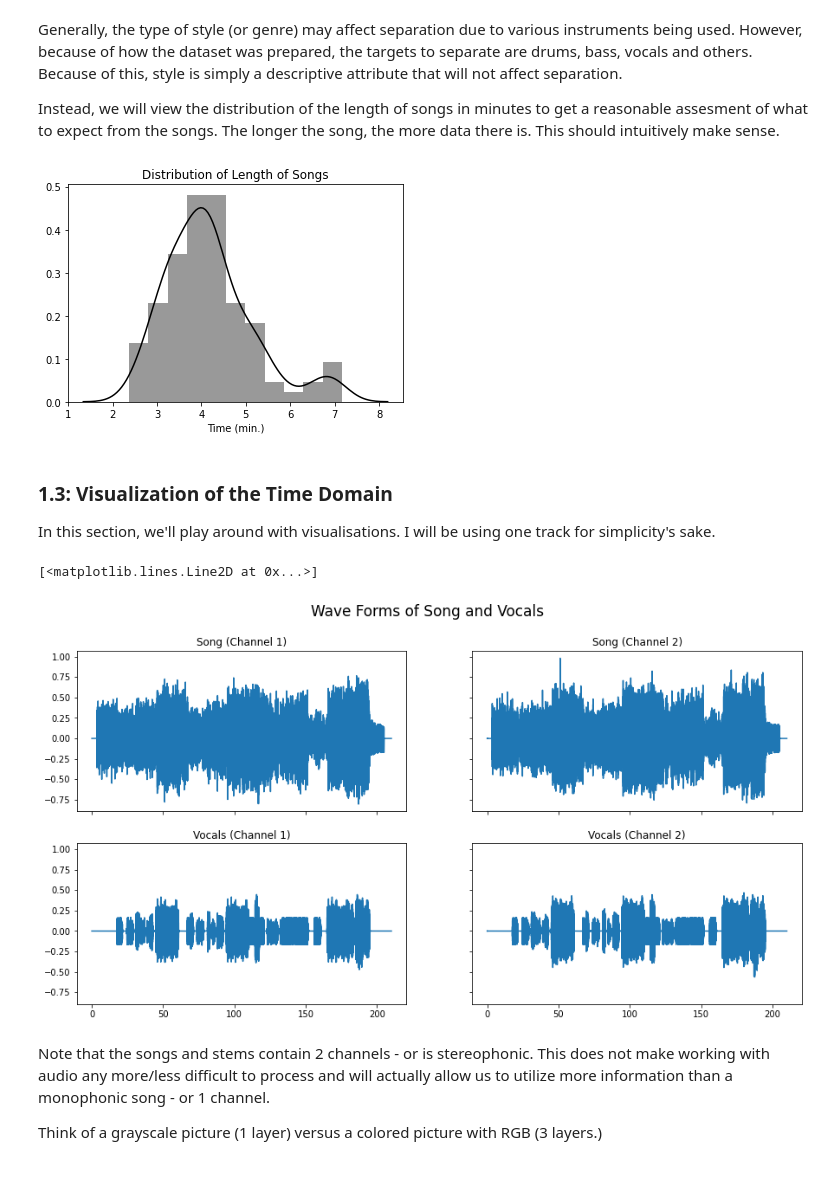
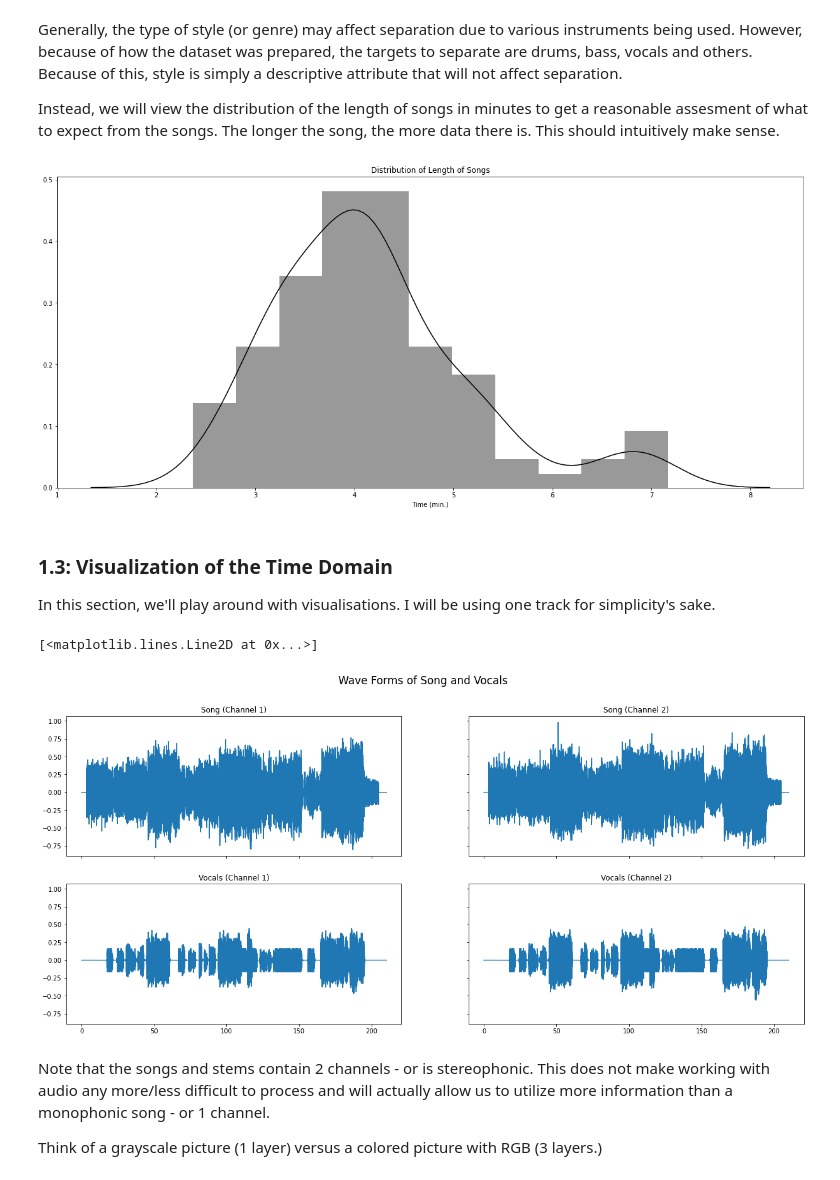
Before and after one commit to theadamsabra/VocalExtractor, a Jupyter notebook: notebooks/Full_Procedure.ipynb, the cells around one changed output. Cells and saved outputs as stored; diff of their text form; code cells hidden in the pictures.

```diff
--- a/notebooks/Full_Procedure.ipynb
+++ b/notebooks/Full_Procedure.ipynb
@@ -70,17 +61,18 @@ Instead, we will view the distribution of the length of songs in minutes to get
 # %%
 length = []
 # Length is in a string format.
 # The minutes and seconds are parsed and converted into float
 for time in excel.Duration:
   min = int(time[0])
   seconds = round(float(int(time[2:4]) / 60), 3) # Rounded to 3 decimal places
   length.append(min + seconds)
 
+fig, ax = plt.subplots(1,1, figsize = (21,9))
 plt.title('Distribution of Length of Songs')
 sns.distplot(length, color='black', axlabel='Time (min.)')
 plt.show()
 # %% [output]
-[figure, old version]
+[figure, new version]
 # %% [markdown]
 ### 1.3: Visualization of the Time Domain
 
@@ -93,7 +85,7 @@ sr = tracks[0].rate
 vocals = tracks[0].targets['vocals'].audio
 time = np.linspace(0, len(audio)/sr , num=len(audio))
 # %%
-fig, ax = plt.subplots(2,2, figsize = (15,7.5), sharex=True, sharey=True)
+fig, ax = plt.subplots(2,2, figsize = (21,9), sharex=True, sharey=True)
 fig.suptitle('Wave Forms of Song and Vocals', fontsize = 17)
 ax[0,0].set_title('Song (Channel 1)')
 ax[0,0].plot(time, audio[:, 0])
@@ -105,7 +97,7 @@ ax[1,1].set_title('Vocals (Channel 2)')
 ax[1,1].plot(time, vocals[:, 1])
 # %% [output]
 [<matplotlib.lines.Line2D at 0x...>]
-[figure, old version]
+[figure, new version]
 # %% [markdown]
 Note that the songs and stems contain 2 channels - or is stereophonic. This does not make working with audio any more/less difficult to process and will actually allow us to utilize more information than a monophonic song - or 1 channel.
 
```
Also changed, not shown: parts of 5 cells of this notebook.
